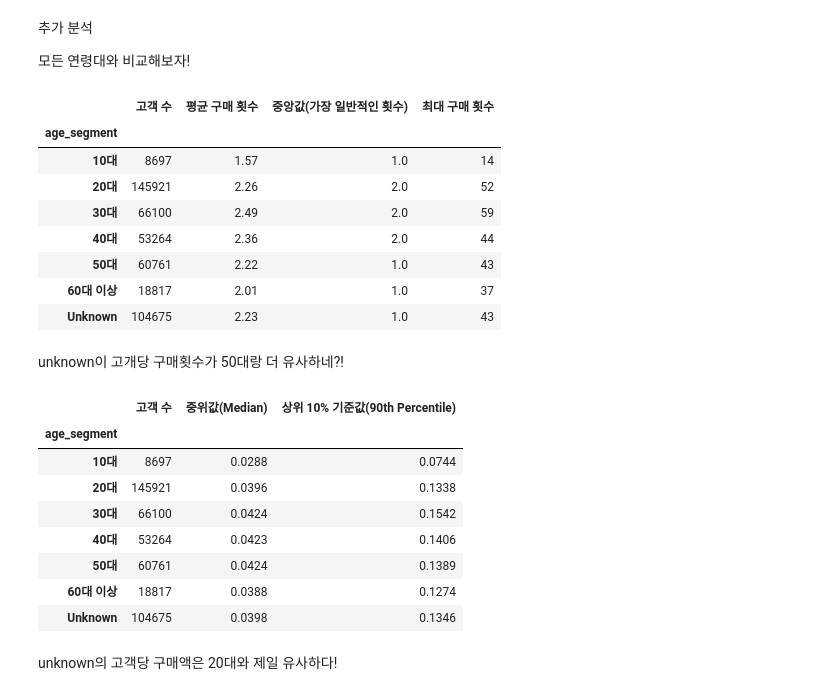
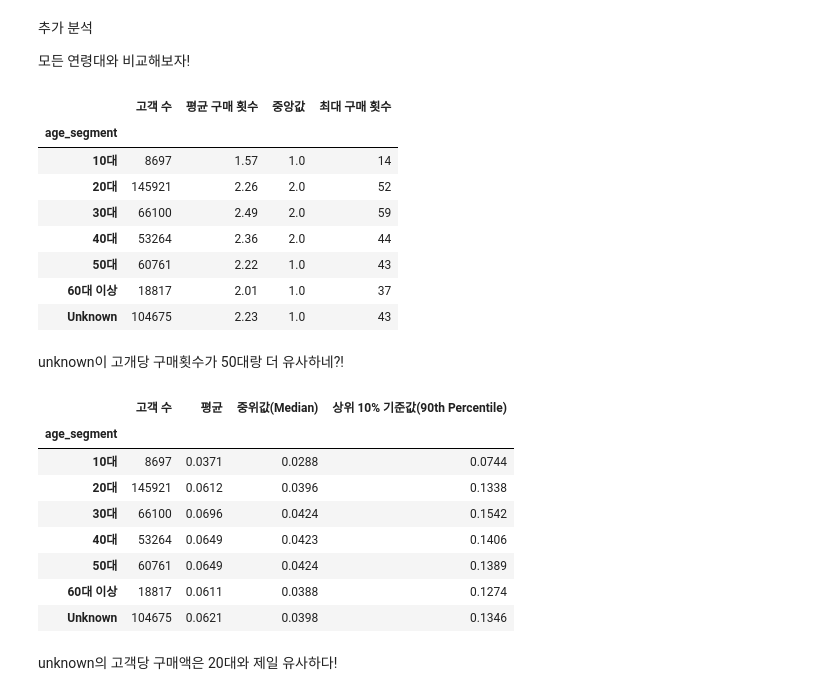
Before and after one commit to yoohengu/cross-gen-biz-analysis, a Jupyter notebook: notebooks/soeun_eda/joinin.ipynb, the cells around one changed output. Cells and saved outputs as stored; diff of their text form; code cells hidden in the pictures.

```diff
--- a/notebooks/soeun_eda/joinin.ipynb
+++ b/notebooks/soeun_eda/joinin.ipynb
@@ -746,36 +679,0 @@ Passing `palette` without assigning `hue` is deprecated and will be removed in v
-# %%
-import pandas as pd
-import numpy as np
-import matplotlib.pyplot as plt
-import seaborn as sns
-
-# 1. 연령대와 제품 전략별로 그룹화하여 건수 집계
-age_strategy_counts = final_df.groupby(['age_segment', 'product_strategy']).size().unstack(fill_value=0)
-
-# 2. 연령대별 비중(%)으로 변환 (가로 합이 100%가 되도록)
-age_strategy_ratio = age_strategy_counts.div(age_strategy_counts.sum(axis=1), axis=0) * 100
-
-# 3. 연령대 정렬 (Unknown은 마지막으로)
-age_order = sorted([a for a in age_strategy_ratio.index if a != 'Unknown']) + ['Unknown']
-age_strategy_ratio = age_strategy_ratio.reindex(age_order)
-
-# 4. 시각화 (누적 막대 그래프)
-ax = age_strategy_ratio.plot(kind='bar', stacked=True, figsize=(12, 7),
-                             color=['#ff9999', '#66b3ff', '#99ff99'])
-
-plt.title('Product Strategy Proportion by Age Segment', fontsize=16, fontweight='bold')
-plt.xlabel('Age Segment', fontsize=12)
-plt.ylabel('Proportion (%)', fontsize=12)
-plt.legend(title='Product Strategy', bbox_to_anchor=(1.05, 1), loc='upper left')
-plt.xticks(rotation=0)
-
-# 5. 막대 위에 수치 표시
-for p in ax.patches:
-    width, height = p.get_width(), p.get_height()
-    if height > 5: # 비중이 너무 작으면 숫자가 겹치므로 5% 이상일 때만 표시
-        x, y = p.get_xy()
-        ax.annotate(f'{height:.1f}%', (x + width/2, y + height/2),
-                    ha='center', va='center', fontsize=10, fontweight='bold', color='black')
-
-plt.tight_layout()
-plt.show()
@@ -996,13 +892,13 @@ customer_freq = final_df.groupby(['customer_id', 'age_segment']).size().reset_in
 frequency_comparison = customer_freq.groupby('age_segment')['purchase_count'].agg([
     ('고객 수', 'count'),
     ('평균 구매 횟수', 'mean'),
-    ('중앙값(가장 일반적인 횟수)', 'median'),
+    ('중앙값', 'median'),
     ('최대 구매 횟수', 'max')
 ]).round(2)
 
 display(frequency_comparison)
 # %% [output]
-|  | 고객 수 | 평균 구매 횟수 | 중앙값(가장 일반적인 횟수) | 최대 구매 횟수 |
+|  | 고객 수 | 평균 구매 횟수 | 중앙값 | 최대 구매 횟수 |
 | age_segment |  |  |  |  |
 | 10대 | 8697 | 1.57 | 1.0 | 14 |
 | 20대 | 145921 | 2.26 | 2.0 | 52 |
@@ -1015,29 +911,29 @@ display(frequency_comparison)
 unknown이 고개당 구매횟수가 50대랑 더 유사하네?!
 # %%
 # 1. 고객별로 총 구매금액(Monetary) 계산
-# 한 명의 고객이 여러 번 샀을 때 그 금액을 모두 합친 '인당 총 지출액'을 구합니다.
 customer_spending = final_df.groupby(['customer_id', 'age_segment'])['price'].sum().reset_index()
 
 
 # 4. 중위값과 상위 10% 기준값(90% 지점) 계산
-# quantile(0.9)는 전체 고객을 한 줄로 세웠을 때 상위 10%가 시작되는 지점의 금액을 말합니다.
+# quantile(0.9)는 전체 고객을 한 줄로 세웠을 때 상위 10%가 시작되는 지점의 금액
 spending_metrics = customer_spending.groupby('age_segment')['price'].agg([
     ('고객 수', 'count'),
+    ('평균', 'mean'),
     ('중위값(Median)', 'median'),
     ('상위 10% 기준값(90th Percentile)', lambda x: x.quantile(0.9))
 ]).round(4)
 
 display(spending_metrics)
 # %% [output]
-|  | 고객 수 | 중위값(Median) | 상위 10% 기준값(90th Percentile) |
-| age_segment |  |  |  |
-| 10대 | 8697 | 0.0288 | 0.0744 |
-| 20대 | 145921 | 0.0396 | 0.1338 |
-| 30대 | 66100 | 0.0424 | 0.1542 |
-| 40대 | 53264 | 0.0423 | 0.1406 |
-| 50대 | 60761 | 0.0424 | 0.1389 |
-| 60대 이상 | 18817 | 0.0388 | 0.1274 |
-| Unknown | 104675 | 0.0398 | 0.1346 |
+|  | 고객 수 | 평균 | 중위값(Median) | 상위 10% 기준값(90th Percentile) |
+| age_segment |  |  |  |  |
+| 10대 | 8697 | 0.0371 | 0.0288 | 0.0744 |
+| 20대 | 145921 | 0.0612 | 0.0396 | 0.1338 |
+| 30대 | 66100 | 0.0696 | 0.0424 | 0.1542 |
+| 40대 | 53264 | 0.0649 | 0.0423 | 0.1406 |
+| 50대 | 60761 | 0.0649 | 0.0424 | 0.1389 |
+| 60대 이상 | 18817 | 0.0611 | 0.0388 | 0.1274 |
+| Unknown | 104675 | 0.0621 | 0.0398 | 0.1346 |
 # %% [markdown]
 unknown의 고객당 구매액은 20대와 제일 유사하다!
 # %%
```
Also changed, not shown: parts of 5 cells of this notebook.
